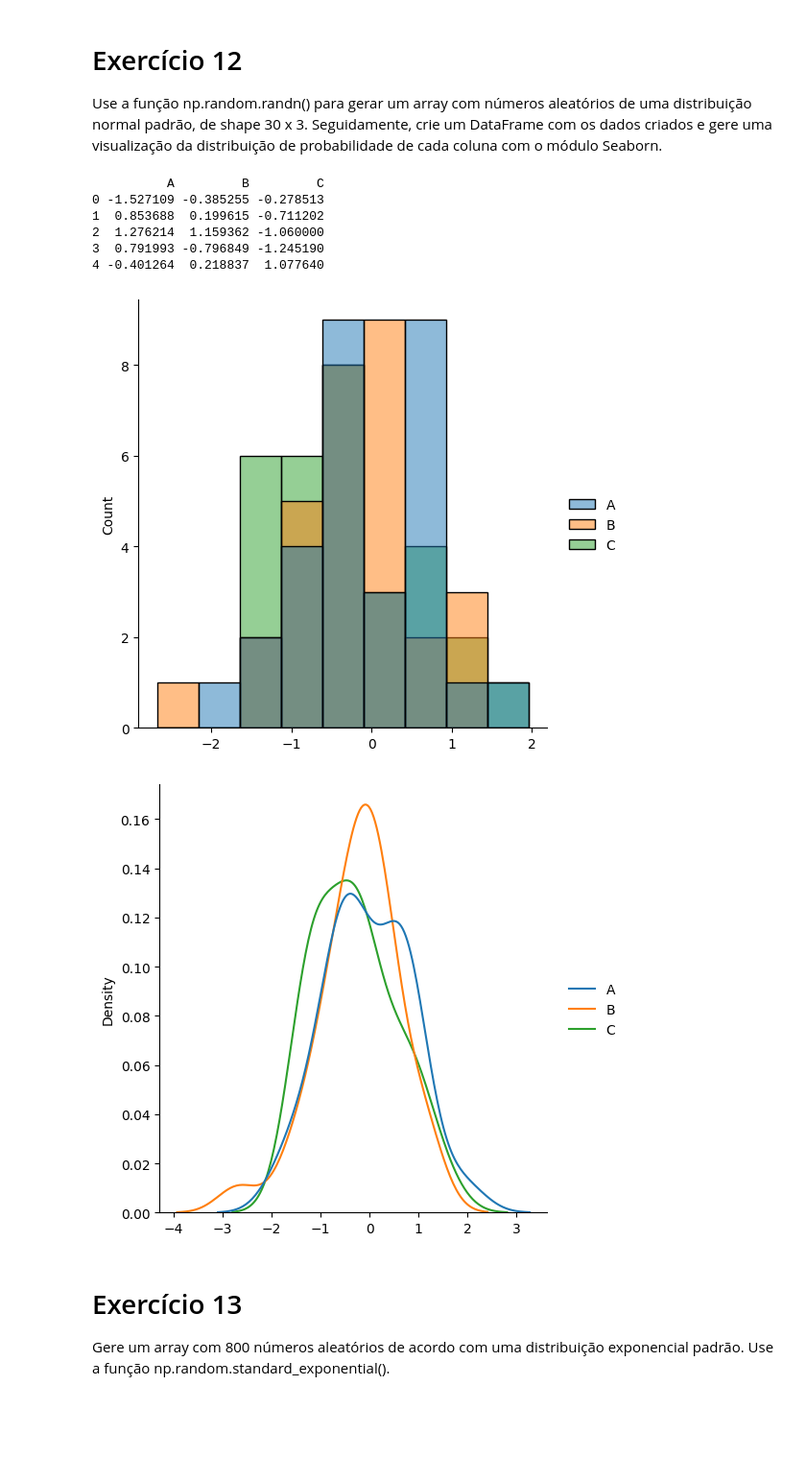
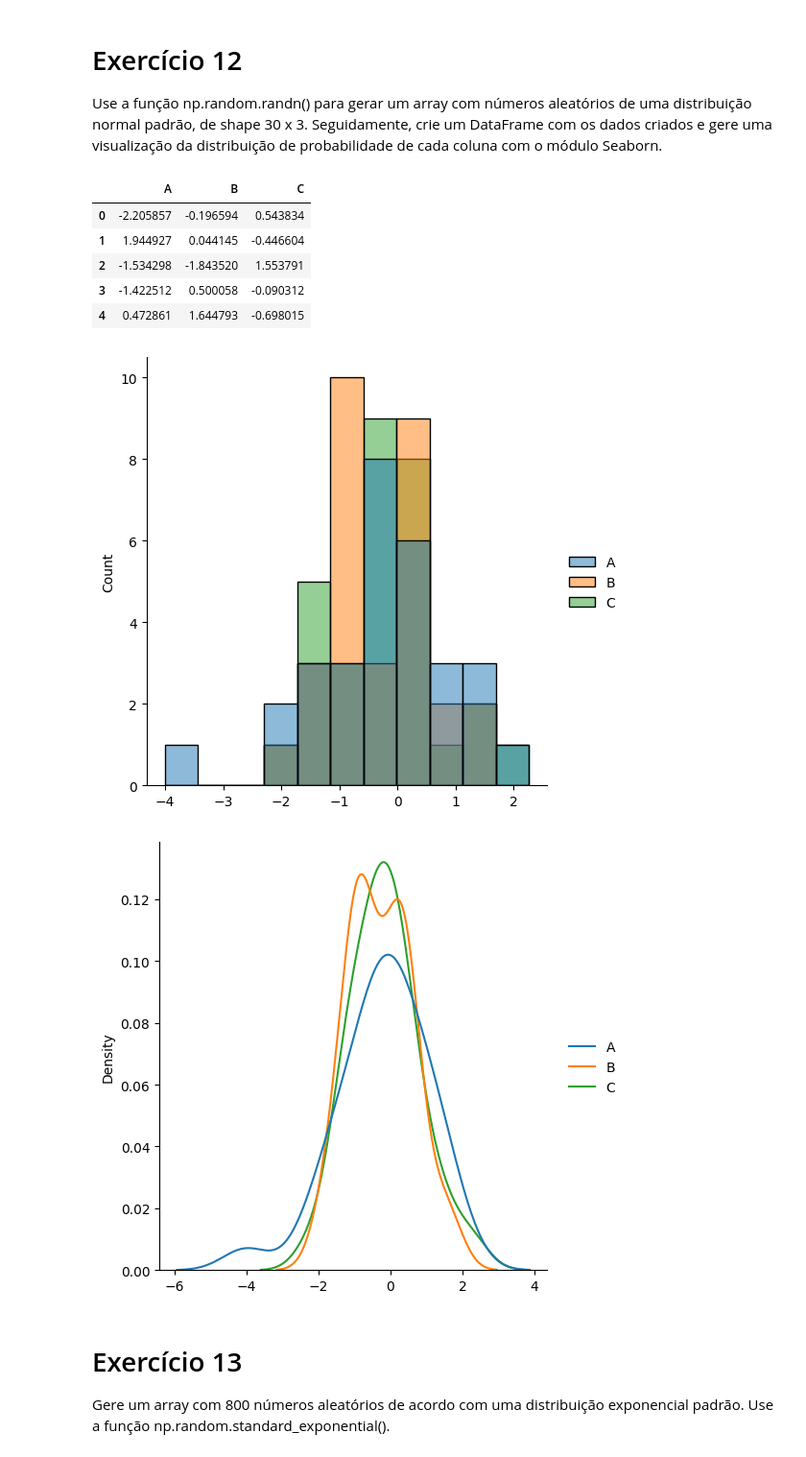
Before and after one commit to carlosedlucas/Curso_Udemy_Data_Science_com_Python, a Jupyter notebook: Numpy/3 - Random.ipynb, the cells around one changed output. Shown at 96% size. Drawn from its saved outputs; the diff is of its cells as text; code cells hidden in the pictures; blank space fills up the shorter version.

```diff
--- a/Numpy/3 - Random.ipynb
+++ b/Numpy/3 - Random.ipynb
@@ -222,20 +222,20 @@ Use a função np.random.randn() para gerar um array com números aleatórios de
 # %%
 data = np.random.randn(30,3)
 df = pd.DataFrame(data=data, columns=list('ABC'))
-print(df.head())
+display(df.head())
 sns.displot(data=df, kind='hist')
 plt.show()
 sns.displot(data=df, kind='kde')
 plt.show()
 # %% [output]
-          A         B         C
-0 -1.527109 -0.385255 -0.278513
-1  0.853688  0.199615 -0.711202
-2  1.276214  1.159362 -1.060000
-3  0.791993 -0.796849 -1.245190
-4 -0.401264  0.218837  1.077640
+|  | A | B | C |
+| 0 | -2.205857 | -0.196594 | 0.543834 |
+| 1 | 1.944927 | 0.044145 | -0.446604 |
+| 2 | -1.534298 | -1.843520 | 1.553791 |
+| 3 | -1.422512 | 0.500058 | -0.090312 |
+| 4 | 0.472861 | 1.644793 | -0.698015 |
-[figure, old version]
+[figure, new version]
-[figure, old version]
+[figure, new version]
 # %% [markdown]
 # Exercício 13
 
```
Also changed, not shown: parts of 3 cells of this notebook, 15 other files.
